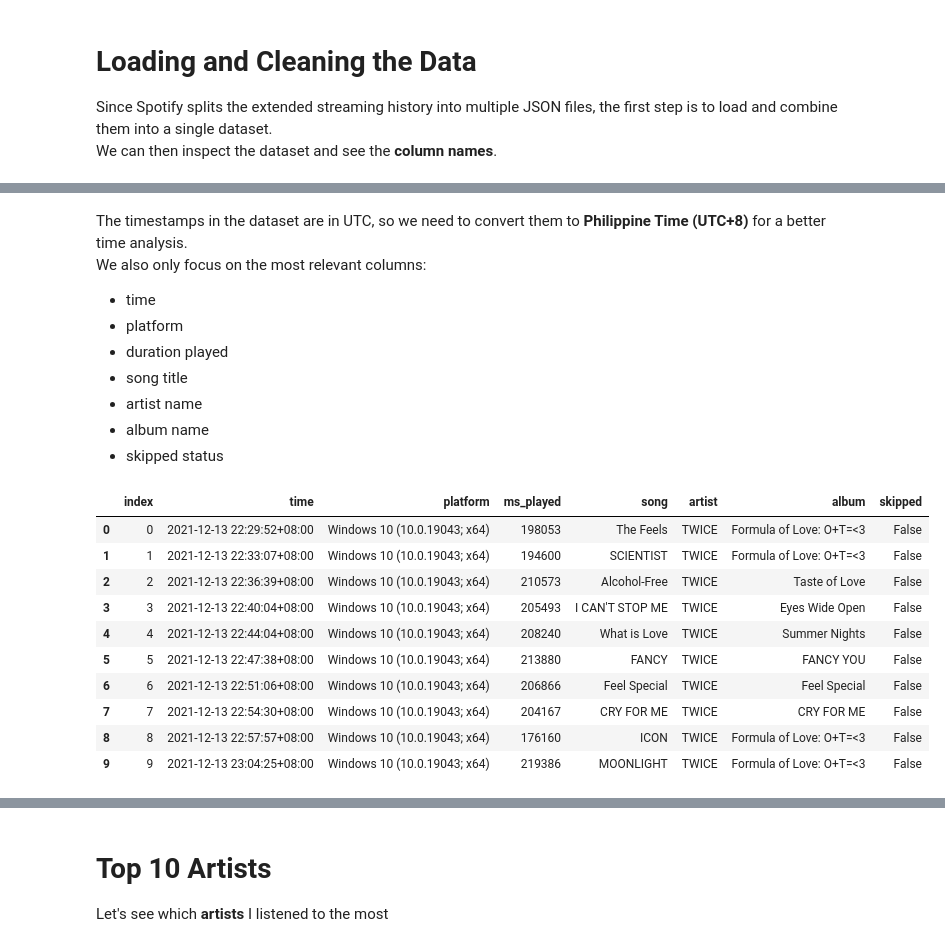
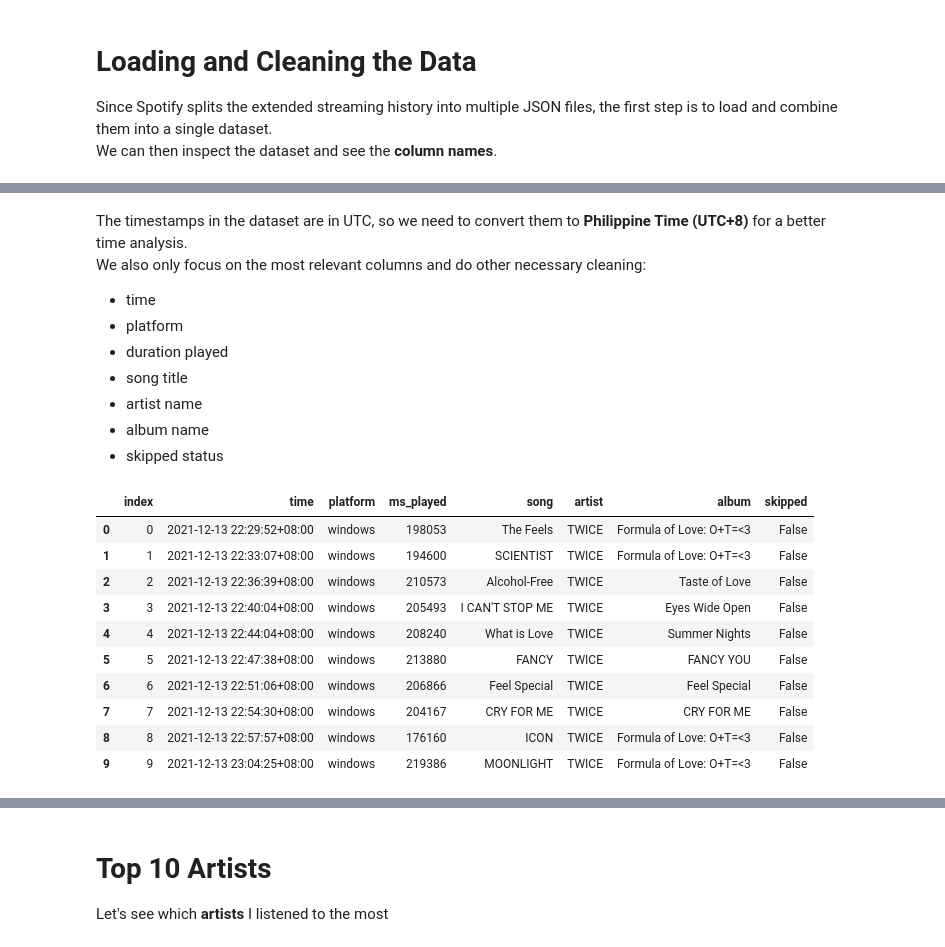
Before and after one commit to ShdwBrngr/YouTube-and-Spotify-Data-Analysis, a Jupyter notebook: sptfy_analysis.ipynb, the cells around one changed output, grey strips where cells are left out. Saved outputs shown, nothing was run; the diff lists cells and outputs as text; code cells hidden in the pictures.

```diff
--- a/sptfy_analysis.ipynb
+++ b/sptfy_analysis.ipynb
@@ -26,12 +26,16 @@ Before the analysis, we need to install and import some essential libraries:
 # %%
 import warnings
 import json
+import numpy as np
 import pandas as pd
 import matplotlib.pyplot as plt
 import plotly.express as px
+import seaborn as sns
 from sqlalchemy import create_engine
 import sqlite3
 
+pd.options.display.max_columns = 999
+plt.style.use("ggplot")
 warnings.filterwarnings("ignore")
 # %% [markdown]
 # Loading and Cleaning the Data
@@ -66,6 +77,6 @@ Index(['ts', 'platform', 'ms_played', 'conn_country', 'ip_addr',
 # %% [markdown]
 The timestamps in the dataset are in UTC, so we need to convert them to **Philippine Time (UTC+8)** for a better time analysis.
-We also only focus on the most relevant columns:
+We also only focus on the most relevant columns and do other necessary cleaning:
 - time
 - platform
 - duration played
@@ -74,23 +85,28 @@ We also only focus on the most relevant columns:
 - album name
 - skipped status
 # %%
-df["ts"] = pd.to_datetime(df["ts"], format="ISO8601", utc=True) # Converts the 'ts' column to datetime format
-df["ts"] = df["ts"].dt.tz_convert("Asia/Manila") # Converts the timezone to Asia/Manila
+# Select only the relevant columns
+cleaned_df = df[["ts", "platform", "ms_played", "master_metadata_track_name", "master_metadata_album_artist_name", "master_metadata_album_album_name", "skipped"]].copy()
+cleaned_df.columns = ["time", "platform", "ms_played", "song", "artist", "album", "skipped"]
 
-cleaned_df = df[["ts", "platform", "ms_played", "master_metadata_track_name", "master_metadata_album_artist_name", "master_metadata_album_album_name", "skipped"]]
-cleaned_df.columns = ["time", "platform", "ms_played", "song", "artist", "album", "skipped"]
+# Convert timezone
+cleaned_df["time"] = pd.to_datetime(cleaned_df["time"], format="ISO8601", utc=True) # Converts the 'ts' column to datetime format
+cleaned_df["time"] = cleaned_df["time"].dt.tz_convert("Asia/Manila") # Converts the timezone to Asia/Manila
+
+cleaned_df.loc[df["platform"].str.contains("windows", case=False), "platform"] = "windows" # Makes sure all instances of each platform are the same
+cleaned_df.loc[df["platform"].str.contains("android", case=False), "platform"] = "android"
 
 cleaned_df = cleaned_df.dropna().reset_index() # Drops rows with any NaN values
 cleaned_df.head(10)
 # %% [output]
 |  | index | time | platform | ms_played | song | artist | album | skipped |
-| 0 | 0 | 2021-12-13 22:29:52+08:00 | Windows 10 (10.0.19043; x64) | 198053 | The Feels | TWICE | Formula of Love: O+T=<3 | False |
-| 1 | 1 | 2021-12-13 22:33:07+08:00 | Windows 10 (10.0.19043; x64) | 194600 | SCIENTIST | TWICE | Formula of Love: O+T=<3 | False |
-| 2 | 2 | 2021-12-13 22:36:39+08:00 | Windows 10 (10.0.19043; x64) | 210573 | Alcohol-Free | TWICE | Taste of Love | False |
-| 3 | 3 | 2021-12-13 22:40:04+08:00 | Windows 10 (10.0.19043; x64) | 205493 | I CAN'T STOP ME | TWICE | Eyes Wide Open | False |
-| 4 | 4 | 2021-12-13 22:44:04+08:00 | Windows 10 (10.0.19043; x64) | 208240 | What is Love | TWICE | Summer Nights | False |
-| 5 | 5 | 2021-12-13 22:47:38+08:00 | Windows 10 (10.0.19043; x64) | 213880 | FANCY | TWICE | FANCY YOU | False |
-| 6 | 6 | 2021-12-13 22:51:06+08:00 | Windows 10 (10.0.19043; x64) | 206866 | Feel Special | TWICE | Feel Special | False |
-| 7 | 7 | 2021-12-13 22:54:30+08:00 | Windows 10 (10.0.19043; x64) | 204167 | CRY FOR ME | TWICE | CRY FOR ME | False |
-| 8 | 8 | 2021-12-13 22:57:57+08:00 | Windows 10 (10.0.19043; x64) | 176160 | ICON | TWICE | Formula of Love: O+T=<3 | False |
-| 9 | 9 | 2021-12-13 23:04:25+08:00 | Windows 10 (10.0.19043; x64) | 219386 | MOONLIGHT | TWICE | Formula of Love: O+T=<3 | False |
+| 0 | 0 | 2021-12-13 22:29:52+08:00 | windows | 198053 | The Feels | TWICE | Formula of Love: O+T=<3 | False |
+| 1 | 1 | 2021-12-13 22:33:07+08:00 | windows | 194600 | SCIENTIST | TWICE | Formula of Love: O+T=<3 | False |
+| 2 | 2 | 2021-12-13 22:36:39+08:00 | windows | 210573 | Alcohol-Free | TWICE | Taste of Love | False |
+| 3 | 3 | 2021-12-13 22:40:04+08:00 | windows | 205493 | I CAN'T STOP ME | TWICE | Eyes Wide Open | False |
+| 4 | 4 | 2021-12-13 22:44:04+08:00 | windows | 208240 | What is Love | TWICE | Summer Nights | False |
+| 5 | 5 | 2021-12-13 22:47:38+08:00 | windows | 213880 | FANCY | TWICE | FANCY YOU | False |
+| 6 | 6 | 2021-12-13 22:51:06+08:00 | windows | 206866 | Feel Special | TWICE | Feel Special | False |
+| 7 | 7 | 2021-12-13 22:54:30+08:00 | windows | 204167 | CRY FOR ME | TWICE | CRY FOR ME | False |
+| 8 | 8 | 2021-12-13 22:57:57+08:00 | windows | 176160 | ICON | TWICE | Formula of Love: O+T=<3 | False |
+| 9 | 9 | 2021-12-13 23:04:25+08:00 | windows | 219386 | MOONLIGHT | TWICE | Formula of Love: O+T=<3 | False |
```
Also changed, not shown: parts of 13 cells of this notebook.
